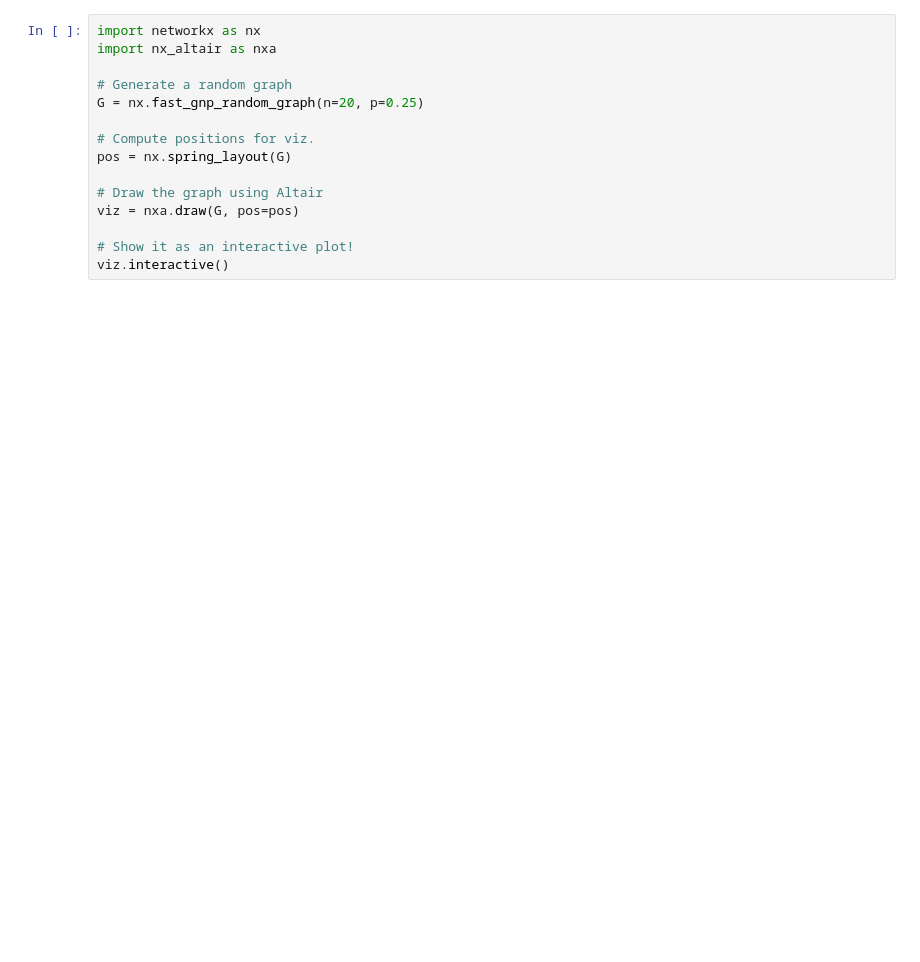
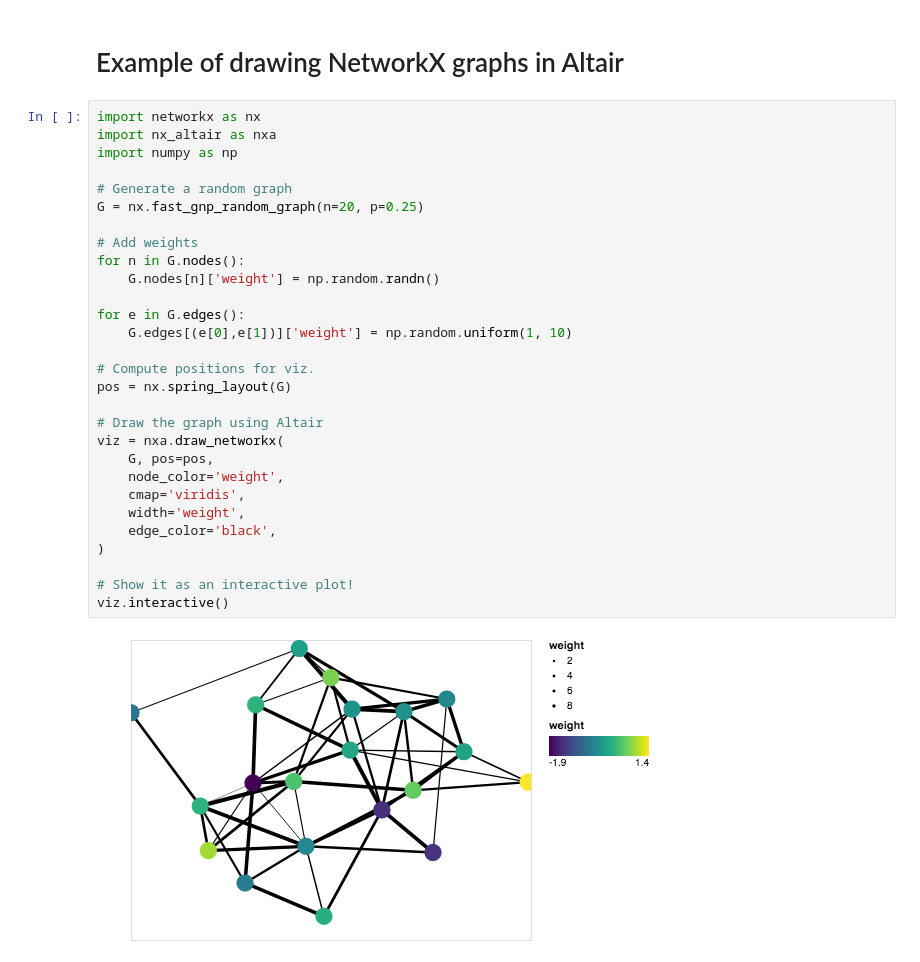
Before and after one commit to Zsailer/nx_altair, a Jupyter notebook: examples/example.ipynb, the cells around one changed output. Drawn from its saved outputs; the diff is of its cells as text; blank space fills up the shorter version.

Commit message:
example of advanced features

```diff
--- a/examples/example.ipynb
+++ b/examples/example.ipynb
@@ -1,15 +1,33 @@
+# %% [markdown]
+# Example of drawing NetworkX graphs in Altair
 # %%
 import networkx as nx
 import nx_altair as nxa
+import numpy as np
 
 # Generate a random graph
 G = nx.fast_gnp_random_graph(n=20, p=0.25)
+
+# Add weights
+for n in G.nodes():
+    G.nodes[n]['weight'] = np.random.randn()
+
+for e in G.edges():
+    G.edges[(e[0],e[1])]['weight'] = np.random.uniform(1, 10)
 
 # Compute positions for viz.
 pos = nx.spring_layout(G)
 
 # Draw the graph using Altair
-viz = nxa.draw(G, pos=pos)
+viz = nxa.draw_networkx(
+    G, pos=pos,
+    node_color='weight',
+    cmap='viridis',
+    width='weight',
+    edge_color='black',
+)
 
 # Show it as an interactive plot!
 viz.interactive()
+# %% [output]
+[figure, added]
```
Also changed, not shown: parts of 1 cell of this notebook, 3 other files.
